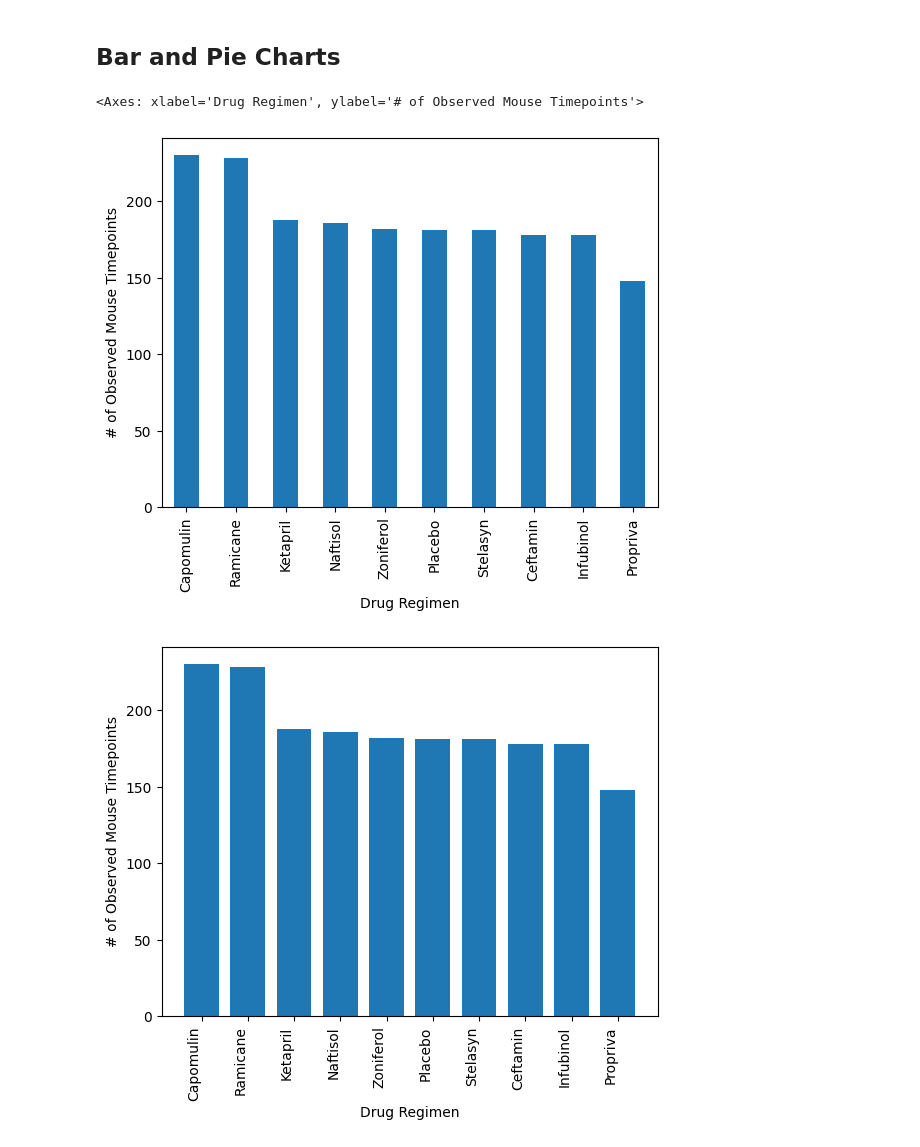
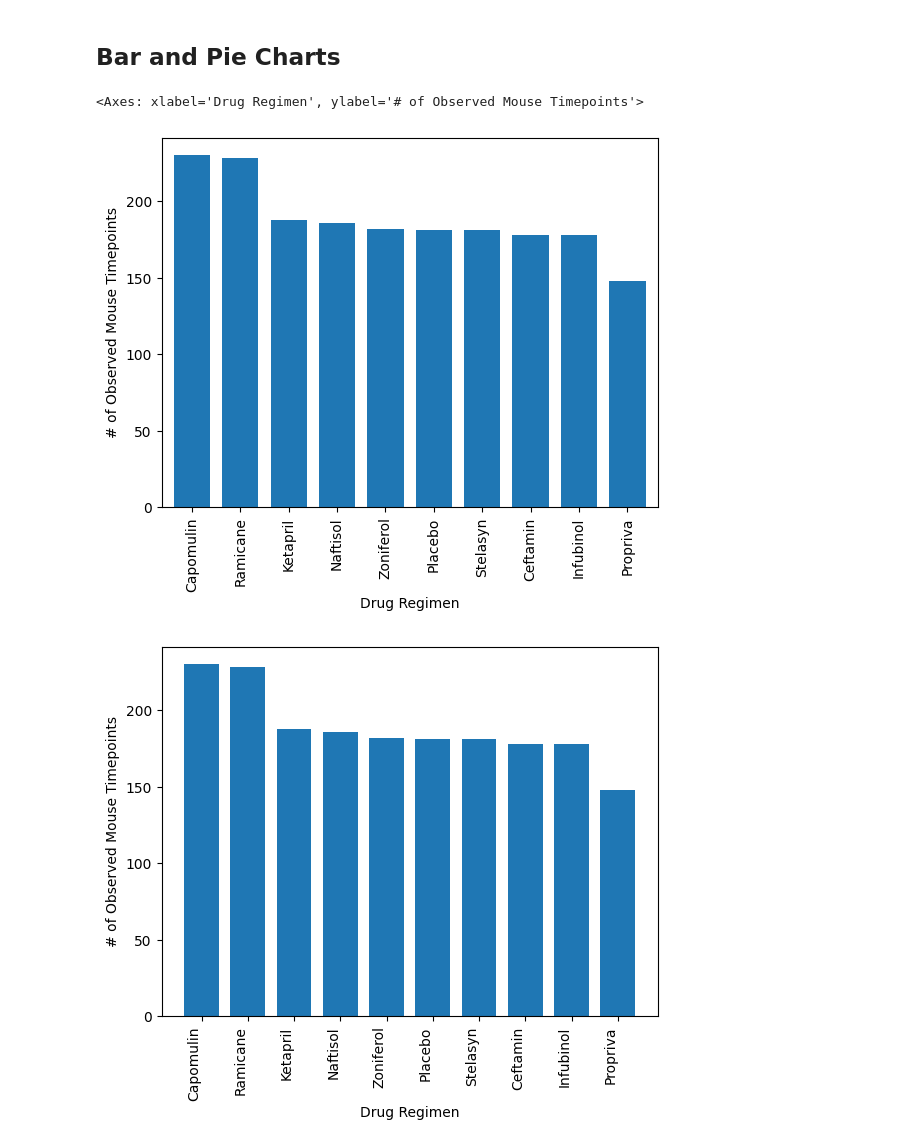
Before and after one commit to pkarey/madplotlib-challenge, a Jupyter notebook: pymaceuticals_starter.ipynb, the cells around one changed output. Drawn from its saved outputs; the diff is of its cells as text; code cells hidden in the pictures.

```diff
--- a/pymaceuticals_starter.ipynb
+++ b/pymaceuticals_starter.ipynb
@@ -176,11 +175,11 @@ aggregate_summary
 # %%
 # Generate a bar plot showing the total number of rows (Mouse ID/Timepoints) for each drug regimen using Pandas.
 timepoints_count = result_clean.groupby('Drug Regimen')['Mouse ID'].count().sort_values(ascending=False)
 
-timepoints_count.plot.bar(ylabel='# of Observed Mouse Timepoints')
+timepoints_count.plot.bar(ylabel='# of Observed Mouse Timepoints',width=.75)
 # %% [output]
 <Axes: xlabel='Drug Regimen', ylabel='# of Observed Mouse Timepoints'>
-[figure, old version]
+[figure, new version]
 # %%
 # Generate a bar plot showing the total number of rows (Mouse ID/Timepoints) for each drug regimen using pyplot.
 #timepoints_count = result_clean.groupby('Drug Regimen')['Mouse ID'].count().sort_values(ascending=False)
```
Also changed, not shown: parts of 4 cells of this notebook.
